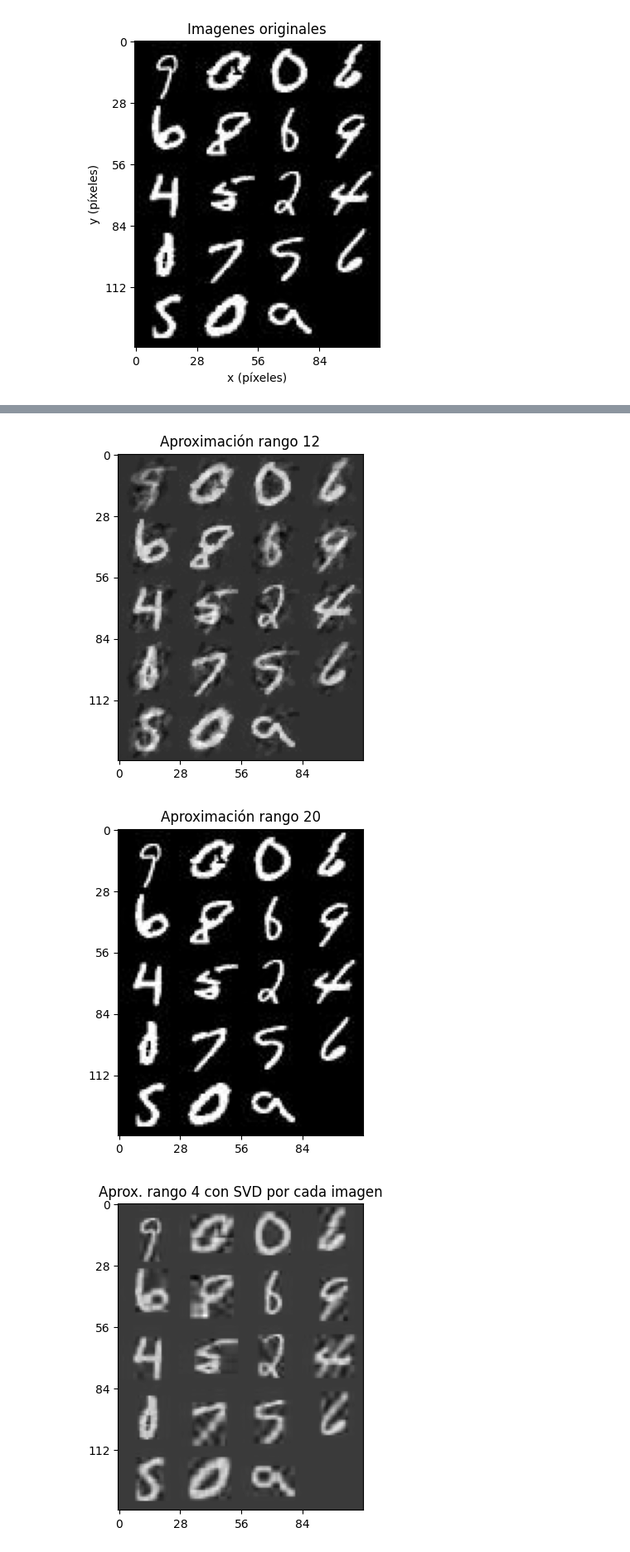
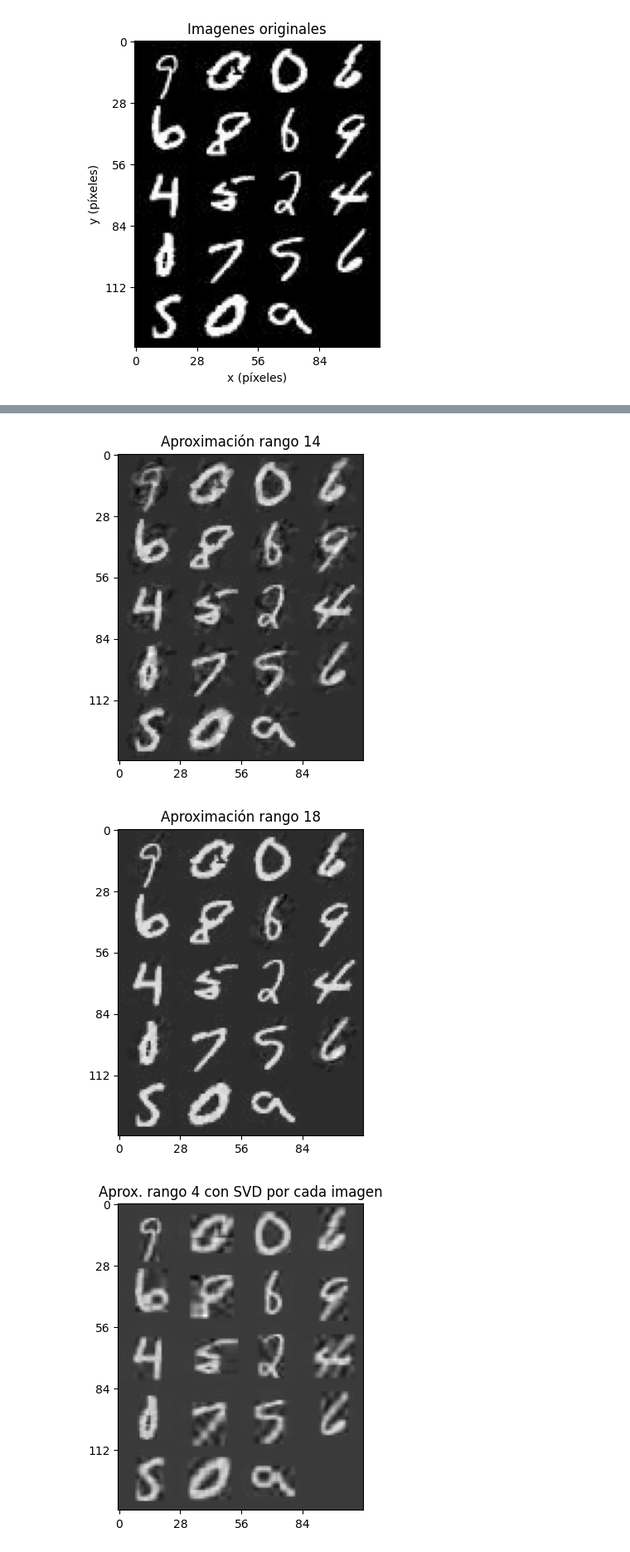
Before and after one commit to BrunoDC-dev/Metodos-numericos-2, a Jupyter notebook: TP3/p2.ipynb, the cells around one changed output, grey strips where cells are left out. Shown at 83% size. Cells and saved outputs as stored; diff of their text form; code cells hidden in the pictures.

```diff
--- a/TP3/p2.ipynb
+++ b/TP3/p2.ipynb
@@ -14,7 +14,7 @@ import matplotlib.pyplot as plt
 import numpy as np
 import os
 
-folder = folder = "C:/Users/juand/OneDrive/Documentos/Workspace/I202/I202TP34/TP3/datasets_imgs"
+folder = "C:/Users/juand/OneDrive/Documentos/Workspace/I202/I202TP34/TP3/datasets_imgs"
 
 image_names = os.listdir(folder)
 image_names.sort()
@@ -47,28 +47,28 @@ plt.show()
 # %%
 collages = {}
 aproxs = {}
-for d in range(p):
+for d in range(n):
     collage = np.zeros((5*p, 4*p))
     for i in range(n):
         aprox = U[:,:d]@S[:d,:d]@VT[:d,:]
         for f in range(p):
             for c in range(p):
                 collage[f + (i // 4) * 28, c + (i % 4) * 28] = aprox[i].reshape((p,p))[f,c]
     aproxs[d] = aprox
     collages[d] = collage
 
-for d in (1,4,12,20):
+for d in (1, 4, 14, 18):
     plt.figure()
     img = plt.imshow(collages[d], cmap = 'gray')
     plt.xticks(np.arange(0, collages[d].shape[1], 28))
     plt.yticks(np.arange(0, collages[d].shape[0], 28))
     plt.title(f'Aproximación rango {d}')
     plt.show()
 # %% [output]
 [figure]
 [figure]
-[figure, old version]
+[figure, new version]
-[figure, old version]
+[figure, new version]
 # %%
 d = 4
 collage = np.zeros((5*p, 4*p))
```
Also changed, not shown: parts of 8 cells of this notebook.
